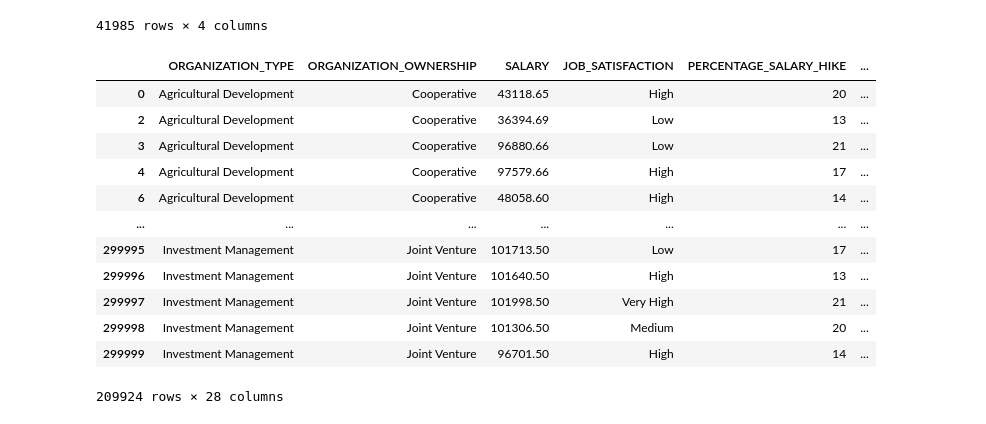
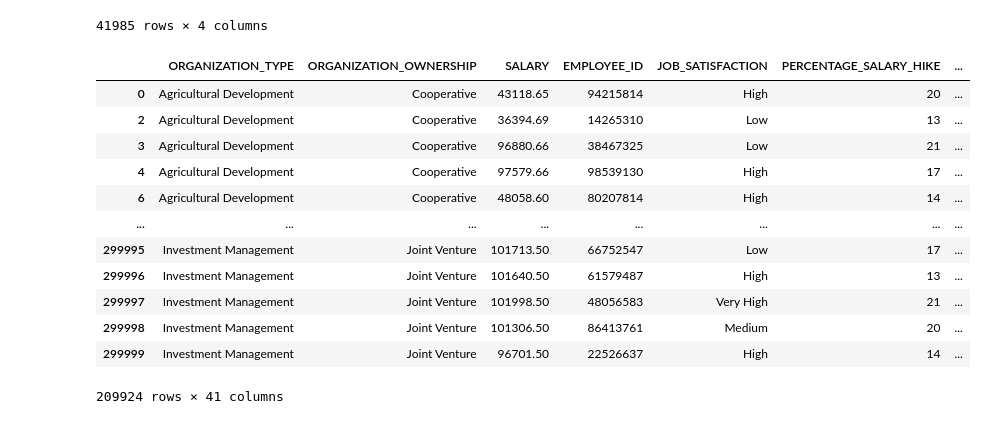
Before and after one commit to Vishal80990/Attrition-Analytic-across-various-sectors, a Jupyter notebook: VISHAL_BALDWA.ipynb, the cells around one changed output. Saved outputs shown, nothing was run; the diff lists cells and outputs as text; code cells hidden in the pictures.

```diff
--- a/VISHAL_BALDWA.ipynb
+++ b/VISHAL_BALDWA.ipynb
@@ -397,7 +397,7 @@ def model_prediction_score_func(dataframe):
     return pipeline.predict(dataframe)  # Use your trained pipeline/model here
 
 # Assuming df is your input DataFrame with the necessary features
-df['Model_Output'] = model_prediction_score_func(df)
+Original_df['Model_Output'] = model_prediction_score_func(Original_df)
 
 # If you have a DataFrame with test data and you want to merge predictions
 # Assuming X_test is the DataFrame for which predictions are made
@@ -406,19 +406,19 @@ df['Model_Output'] = model_prediction_score_func(df)
 
 # Display the first few rows to verify
 #print(X_test_with_predictions.head())
-# %%
-df
-# %% [output]
-|  | ORGANIZATION_TYPE | ORGANIZATION_OWNERSHIP | SALARY | JOB_SATISFACTION | PERCENTAGE_SALARY_HIKE | ... |
-| 0 | Agricultural Development | Cooperative | 43118.65 | High | 20 | ... |
-| 2 | Agricultural Development | Cooperative | 36394.69 | Low | 13 | ... |
-| 3 | Agricultural Development | Cooperative | 96880.66 | Low | 21 | ... |
-| 4 | Agricultural Development | Cooperative | 97579.66 | High | 17 | ... |
-| 6 | Agricultural Development | Cooperative | 48058.60 | High | 14 | ... |
-| ... | ... | ... | ... | ... | ... | ... |
-| 299995 | Investment Management | Joint Venture | 101713.50 | Low | 17 | ... |
-| 299996 | Investment Management | Joint Venture | 101640.50 | High | 13 | ... |
-| 299997 | Investment Management | Joint Venture | 101998.50 | Very High | 21 | ... |
-| 299998 | Investment Management | Joint Venture | 101306.50 | Medium | 20 | ... |
-| 299999 | Investment Management | Joint Venture | 96701.50 | High | 14 | ... |
-209924 rows × 28 columns
+# %%
+Original_df
+# %% [output]
+|  | ORGANIZATION_TYPE | ORGANIZATION_OWNERSHIP | SALARY | EMPLOYEE_ID | JOB_SATISFACTION | PERCENTAGE_SALARY_HIKE | ... |
+| 0 | Agricultural Development | Cooperative | 43118.65 | 94215814 | High | 20 | ... |
+| 2 | Agricultural Development | Cooperative | 36394.69 | 14265310 | Low | 13 | ... |
+| 3 | Agricultural Development | Cooperative | 96880.66 | 38467325 | Low | 21 | ... |
+| 4 | Agricultural Development | Cooperative | 97579.66 | 98539130 | High | 17 | ... |
+| 6 | Agricultural Development | Cooperative | 48058.60 | 80207814 | High | 14 | ... |
+| ... | ... | ... | ... | ... | ... | ... | ... |
+| 299995 | Investment Management | Joint Venture | 101713.50 | 66752547 | Low | 17 | ... |
+| 299996 | Investment Management | Joint Venture | 101640.50 | 61579487 | High | 13 | ... |
+| 299997 | Investment Management | Joint Venture | 101998.50 | 48056583 | Very High | 21 | ... |
+| 299998 | Investment Management | Joint Venture | 101306.50 | 86413761 | Medium | 20 | ... |
+| 299999 | Investment Management | Joint Venture | 96701.50 | 22526637 | High | 14 | ... |
+209924 rows × 41 columns
```
